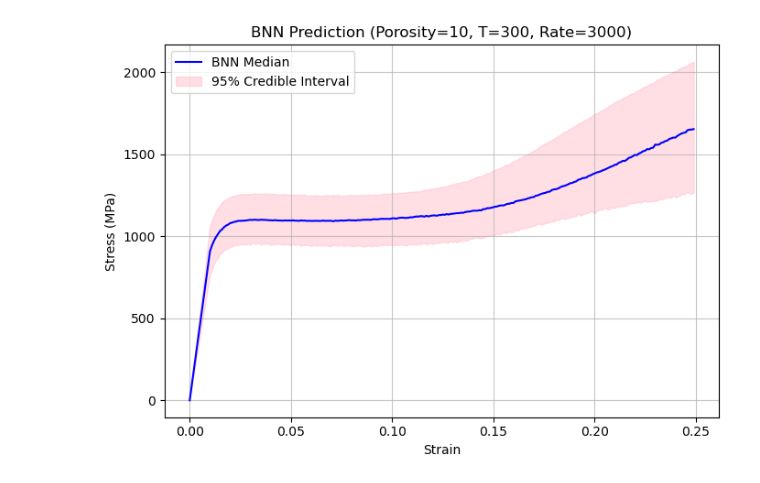
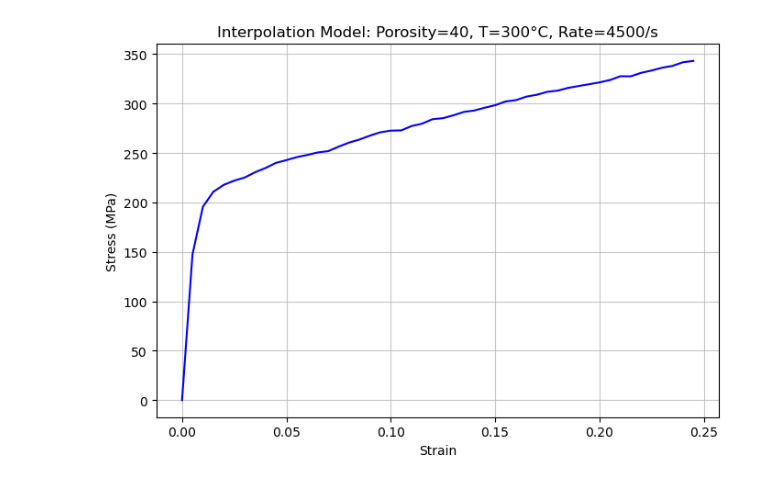
Before and after one commit to Green-zy/poromat, a Jupyter notebook: notebook_test.ipynb, the cells around one changed output. Saved outputs shown, nothing was run; the diff lists cells and outputs as text; code cells hidden in the pictures.

```diff
--- a/notebook_test.ipynb
+++ b/notebook_test.ipynb
@@ -6,5 +9,5 @@ import poromat
 # %%
-poromat.plot(10, 300, 3000, step=0.001, method="bnn")
+poromat.plot(40, 300, 4500, step=0.005, method="interpolation")
 # %% [output]
-[figure, old version]
+[figure, new version]
 # %%
```
Also changed, not shown: parts of 2 cells of this notebook, 37 other files.
